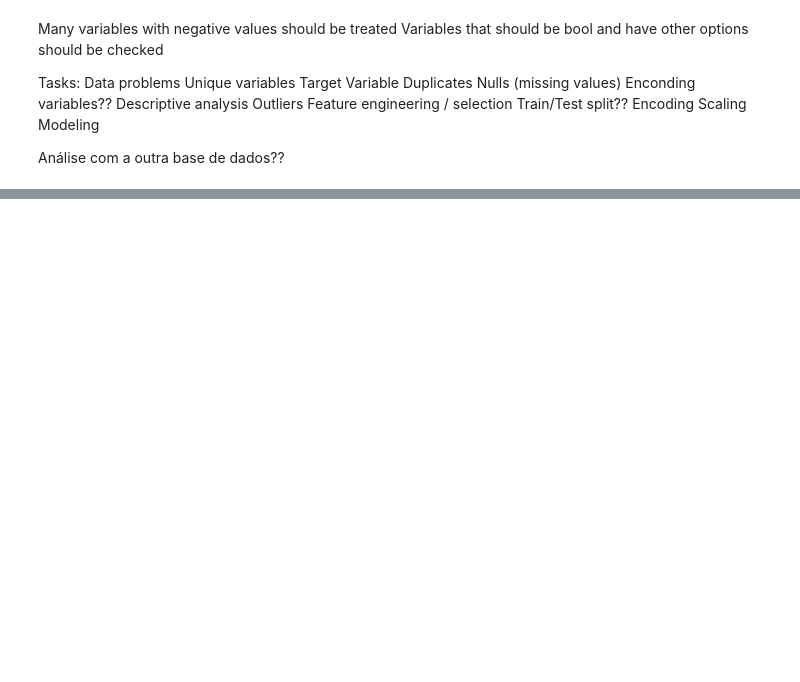
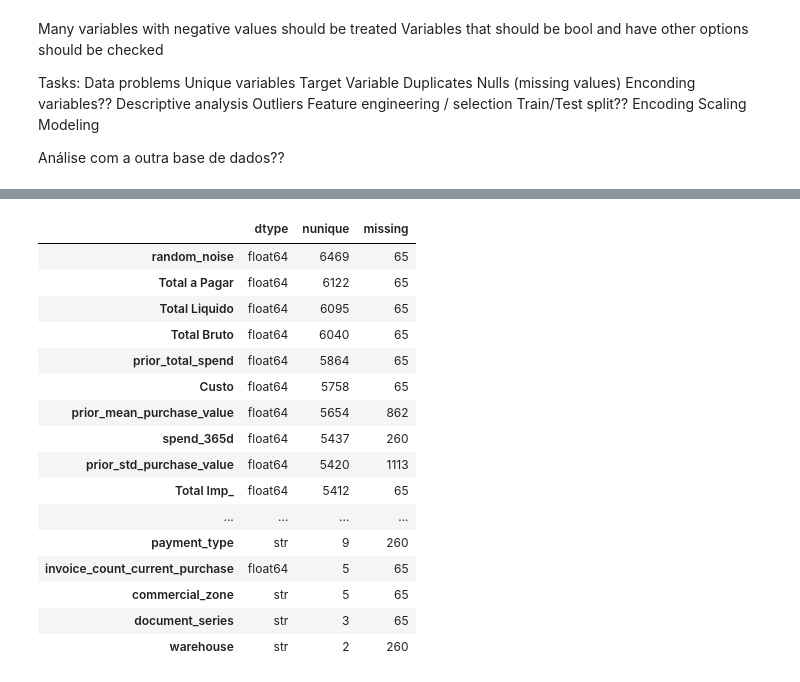
Before and after one commit to jxbarbosax/Machine-Learning, a Jupyter notebook: Data_Exploration.ipynb, the cells around one changed output, grey strips where cells are left out. Saved outputs shown, nothing was run; the diff lists cells and outputs as text; code cells hidden in the pictures; blank space fills up the shorter version.

```diff
--- a/Data_Exploration.ipynb
+++ b/Data_Exploration.ipynb
@@ -115,0 +96,32 @@ dtype: int64
+# %%
+# Selecionar colunas pelo tipo de dados
+categoricas = bd.select_dtypes(
+    include=["object", "category", "bool"]
+).columns.tolist()
+
+numericas = bd.select_dtypes(
+    include="number"
+).columns.tolist()
+
+# Identificar variáveis por função no projeto
+target = "repeat_purchase_90d"
+ids = ["ID", "customer_id"]
+datas = ["purchase_date"]
+
+# Separar os preditores e não incluir target nem IDs como numéricas
+numericas_preditoras = [
+    coluna for coluna in numericas
+    if coluna not in [target, *ids]
+]
+
+# Separar a data das restantes categóricas
+categoricas_preditoras = [
+    coluna for coluna in categoricas
+    if coluna not in datas
+]
+
+print("Target:", target)
+print("Identificadores:", ids)
+print("Datas:", datas)
+print("Variáveis categóricas:", categoricas_preditoras)
+print("Variáveis numéricas:", numericas_preditoras)
@@ -115,0 +136,28 @@ dtype: int64
+# %%
+X = bd.drop(columns=[target])
+
+cardinality = pd.DataFrame({
+    "dtype": X.dtypes.astype(str),
+    "nunique": X.nunique(dropna=True),
+    "missing": X.isna().sum()
+}).sort_values("nunique", ascending=False)
+
+cardinality
+# %% [output]
+|  | dtype | nunique | missing |
+| random_noise | float64 | 6469 | 65 |
+| Total a Pagar | float64 | 6122 | 65 |
+| Total Liquido | float64 | 6095 | 65 |
+| Total Bruto | float64 | 6040 | 65 |
+| prior_total_spend | float64 | 5864 | 65 |
+| Custo | float64 | 5758 | 65 |
+| prior_mean_purchase_value | float64 | 5654 | 862 |
+| spend_365d | float64 | 5437 | 260 |
+| prior_std_purchase_value | float64 | 5420 | 1113 |
+| Total Imp_ | float64 | 5412 | 65 |
+| ... | ... | ... | ... |
+| payment_type | str | 9 | 260 |
+| invoice_count_current_purchase | float64 | 5 | 65 |
+| commercial_zone | str | 5 | 65 |
+| document_series | str | 3 | 65 |
+| warehouse | str | 2 | 260 |
```
Also changed, not shown: parts of 10 cells of this notebook.
